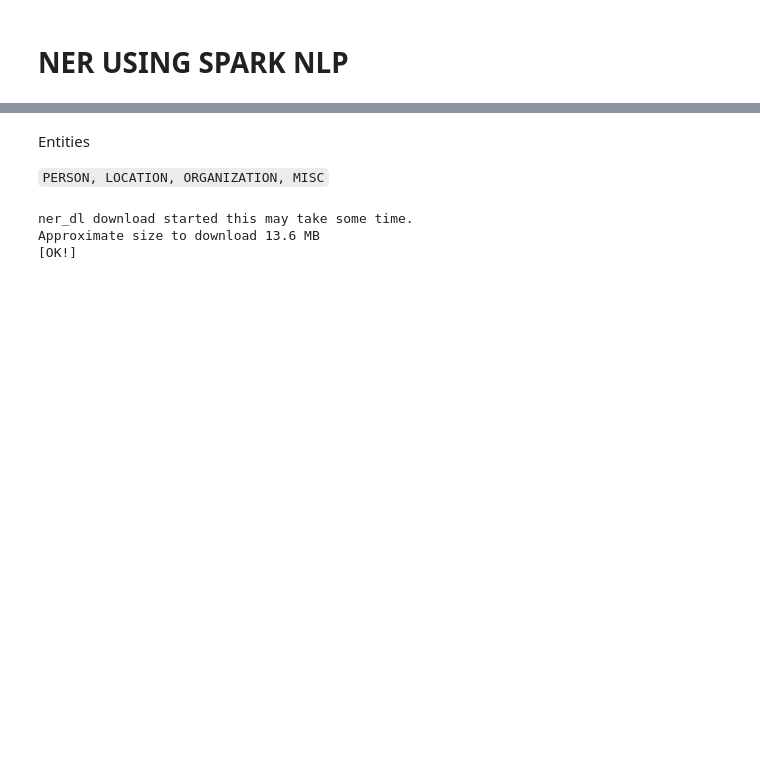
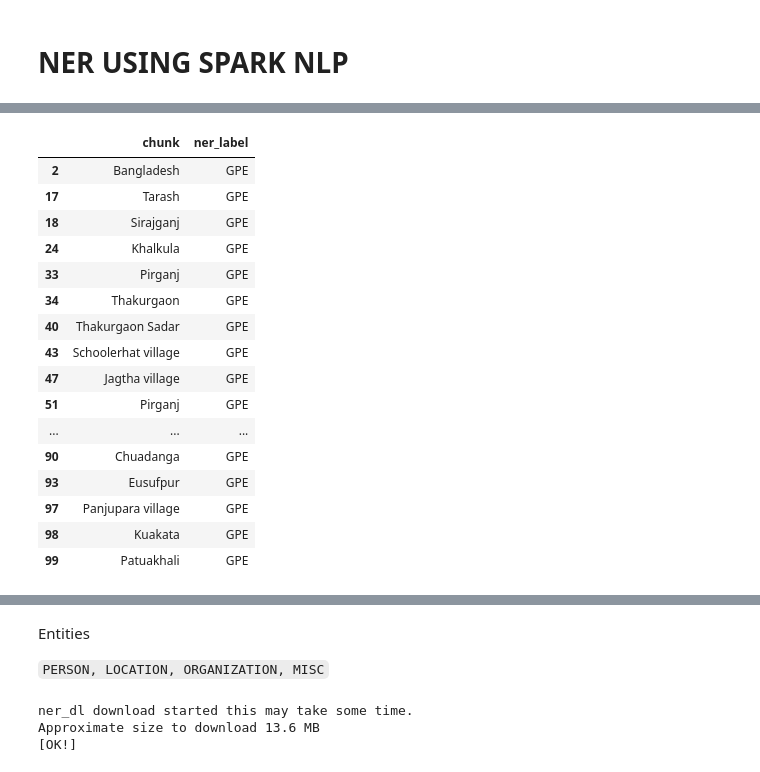
Before and after one commit to OmdenaAI/omdena-bangladesh-roadsafety, a Jupyter notebook: src/tasks/task-3-MachineLearning/NERdemo_BangladeshRoadAcc_DR.ipynb, the cells around one changed output, grey strips where cells are left out. Cells and saved outputs as stored; diff of their text form; code cells hidden in the pictures; blank space fills up the shorter version.

```diff
--- a/src/tasks/task-3-MachineLearning/NERdemo_BangladeshRoadAcc_DR.ipynb
+++ b/src/tasks/task-3-MachineLearning/NERdemo_BangladeshRoadAcc_DR.ipynb
@@ -316,0 +397,8 @@ import pyspark.sql.functions as F
+# %%
+result = pipelineModel.transform(doc_df.limit(10))
+
+result_df = result.select(F.explode(F.arrays_zip('token.result', 'ner.result')).alias("cols")) \
+.select(F.expr("cols['0']").alias("token"),
+        F.expr("cols['1']").alias("ner_label"))
+
+result_df.show(50, truncate=100)
@@ -316,0 +445,6 @@ import pyspark.sql.functions as F
+# %%
+entities = result.select(F.explode(F.arrays_zip('ner_chunk.result', 'ner_chunk.metadata')).alias("cols")) \
+.select(F.expr("cols['0']").alias("chunk"),
+        F.expr("cols['1']['entity']").alias("ner_label"))#.show(truncate=False)
+# %%
+sparkNLP_entities = entities.toPandas()
@@ -316,0 +490,22 @@ import pyspark.sql.functions as F
+# %%
+locations = sparkNLP_entities.loc[sparkNLP_entities.ner_label == 'GPE']
+# %%
+locations
+# %% [output]
+|  | chunk | ner_label |
+| 2 | Bangladesh | GPE |
+| 17 | Tarash | GPE |
+| 18 | Sirajganj | GPE |
+| 24 | Khalkula | GPE |
+| 33 | Pirganj | GPE |
+| 34 | Thakurgaon | GPE |
+| 40 | Thakurgaon Sadar | GPE |
+| 43 | Schoolerhat village | GPE |
+| 47 | Jagtha village | GPE |
+| 51 | Pirganj | GPE |
+| ... | ... | ... |
+| 90 | Chuadanga | GPE |
+| 93 | Eusufpur | GPE |
+| 97 | Panjupara village | GPE |
+| 98 | Kuakata | GPE |
+| 99 | Patuakhali | GPE |
```
Also changed, not shown: parts of 108 cells of this notebook.
